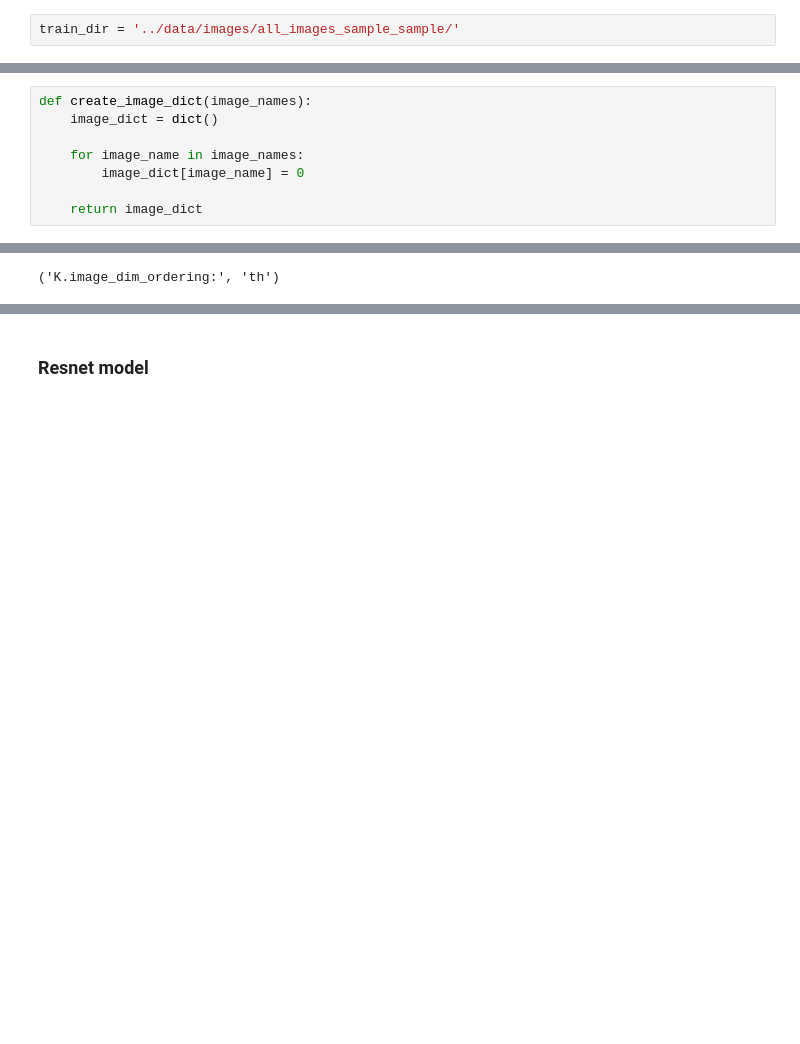
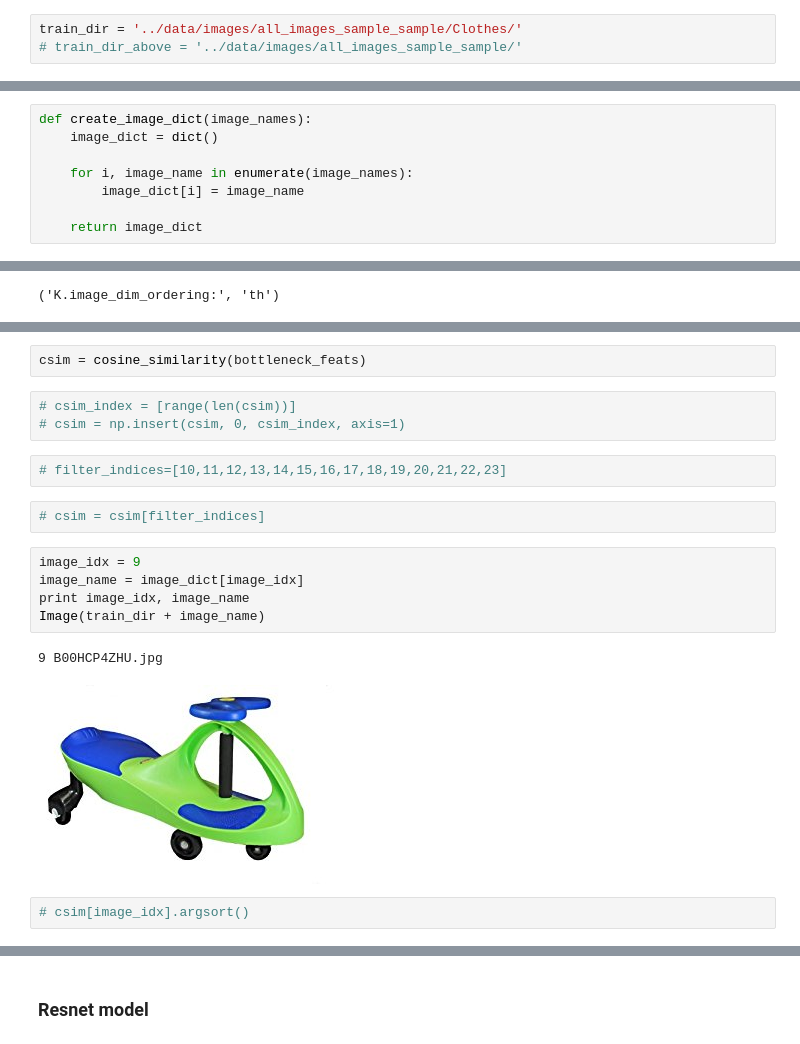
Before and after one commit to eugeneyan/datagene, a Jupyter notebook: notebooks/image_search.ipynb, the cells around one changed output, grey strips where cells are left out. Cells and saved outputs as stored; diff of their text form; blank space fills up the shorter version.

```diff
--- a/notebooks/image_search.ipynb
+++ b/notebooks/image_search.ipynb
@@ -49,7 +55,8 @@ def copy_to_single_dir(current_dir, image_dir):
 # %% [markdown]
 ### Create df of  image and bottleneck
 # %%
-train_dir = '../data/images/all_images_sample_sample/'
+train_dir = '../data/images/all_images_sample_sample/Clothes/'
+# train_dir_above = '../data/images/all_images_sample_sample/'
 # %%
 image_names = os.listdir(train_dir)
 image_count = len(image_names)
@@ -59,8 +66,8 @@ img_height = 224
 def create_image_dict(image_names):
     image_dict = dict()
 
-    for image_name in image_names:
-        image_dict[image_name] = 0
+    for i, image_name in enumerate(image_names):
+        image_dict[i] = image_name
 
     return image_dict
 # %%
@@ -97,0 +159,19 @@ bottleneck_feats = model.predict_generator(generator, image_count)
+# %%
+csim = cosine_similarity(bottleneck_feats)
+# %%
+# csim_index = [range(len(csim))]
+# csim = np.insert(csim, 0, csim_index, axis=1)
+# %%
+# filter_indices=[10,11,12,13,14,15,16,17,18,19,20,21,22,23]
+# %%
+# csim = csim[filter_indices]
+# %%
+image_idx = 9
+image_name = image_dict[image_idx]
+print image_idx, image_name
+Image(train_dir + image_name)
+# %% [output]
+9 B00HCP4ZHU.jpg
+[figure, added]
+# %%
+# csim[image_idx].argsort()
```
Also changed, not shown: parts of 31 cells of this notebook, 8 other files.
